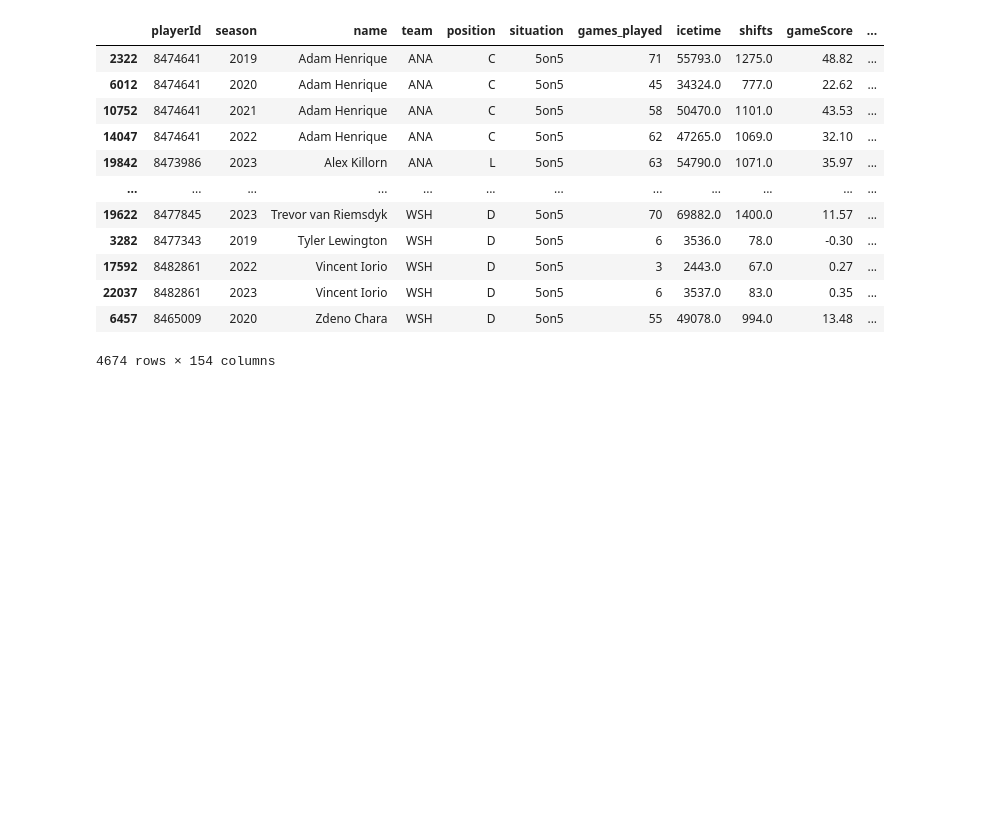
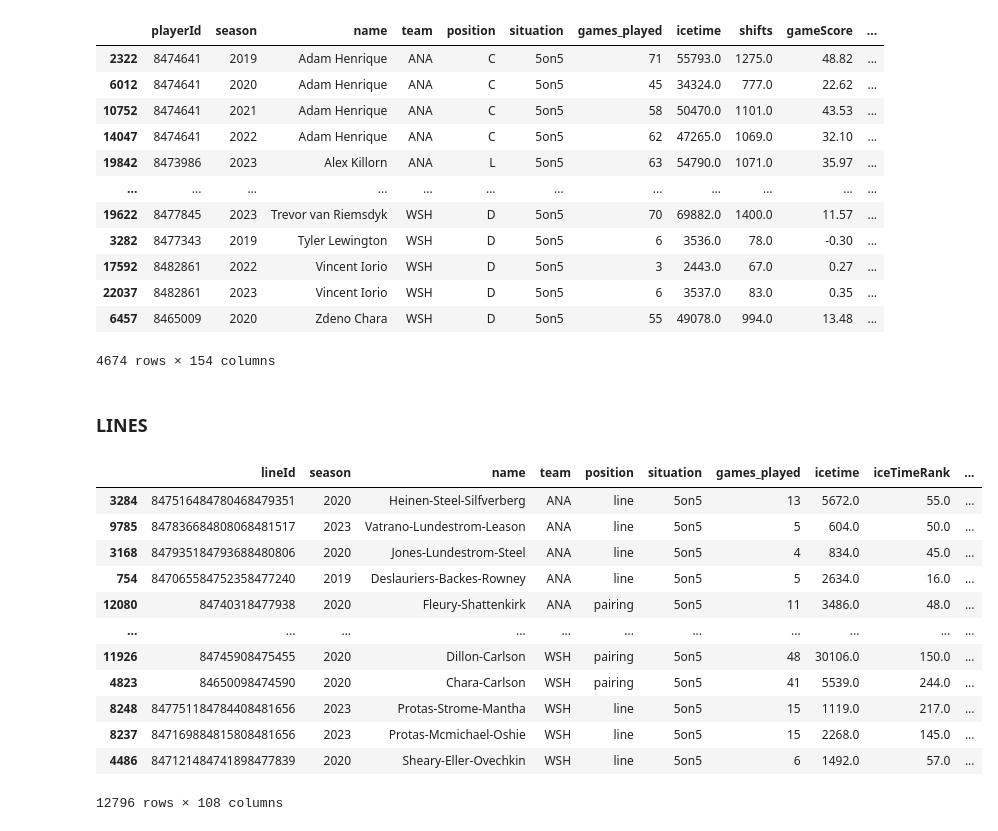
Before and after one commit to emrkel/NHL-Line-Optimisation, a Jupyter notebook: dataWrangling.ipynb, the cells around one changed output. Saved outputs shown, nothing was run; the diff lists cells and outputs as text; code cells hidden in the pictures; blank space fills up the shorter version.

Commit message:
finalise data cleaning for teams data

```diff
--- a/dataWrangling.ipynb
+++ b/dataWrangling.ipynb
@@ -186,3 +187,26 @@ fullStrength
 | 22037 | 8482861 | 2023 | Vincent Iorio | WSH | D | 5on5 | 6 | 3537.0 | 83.0 | 0.35 | ... |
 | 6457 | 8465009 | 2020 | Zdeno Chara | WSH | D | 5on5 | 55 | 49078.0 | 994.0 | 13.48 | ... |
 4674 rows × 154 columns
+# %% [markdown]
+### LINES
+# %%
+lines = pd.concat([lines19_20, lines20_21, lines21_22, lines22_23, lines23_24], ignore_index=True)
+
+clean_cols(lines)
+clean_teamName(lines)
+lines = lines.sort_values('team')
+lines
+# %% [output]
+|  | lineId | season | name | team | position | situation | games_played | icetime | iceTimeRank | ... |
+| 3284 | 847516484780468479351 | 2020 | Heinen-Steel-Silfverberg | ANA | line | 5on5 | 13 | 5672.0 | 55.0 | ... |
+| 9785 | 847836684808068481517 | 2023 | Vatrano-Lundestrom-Leason | ANA | line | 5on5 | 5 | 604.0 | 50.0 | ... |
+| 3168 | 847935184793688480806 | 2020 | Jones-Lundestrom-Steel | ANA | line | 5on5 | 4 | 834.0 | 45.0 | ... |
+| 754 | 847065584752358477240 | 2019 | Deslauriers-Backes-Rowney | ANA | line | 5on5 | 5 | 2634.0 | 16.0 | ... |
+| 12080 | 84740318477938 | 2020 | Fleury-Shattenkirk | ANA | pairing | 5on5 | 11 | 3486.0 | 48.0 | ... |
+| ... | ... | ... | ... | ... | ... | ... | ... | ... | ... | ... |
+| 11926 | 84745908475455 | 2020 | Dillon-Carlson | WSH | pairing | 5on5 | 48 | 30106.0 | 150.0 | ... |
+| 4823 | 84650098474590 | 2020 | Chara-Carlson | WSH | pairing | 5on5 | 41 | 5539.0 | 244.0 | ... |
+| 8248 | 847751184784408481656 | 2023 | Protas-Strome-Mantha | WSH | line | 5on5 | 15 | 1119.0 | 217.0 | ... |
+| 8237 | 847169884815808481656 | 2023 | Protas-Mcmichael-Oshie | WSH | line | 5on5 | 15 | 2268.0 | 145.0 | ... |
+| 4486 | 847121484741898477839 | 2020 | Sheary-Eller-Ovechkin | WSH | line | 5on5 | 6 | 1492.0 | 57.0 | ... |
+12796 rows × 108 columns
```
Also changed, not shown: parts of 5 cells of this notebook.
